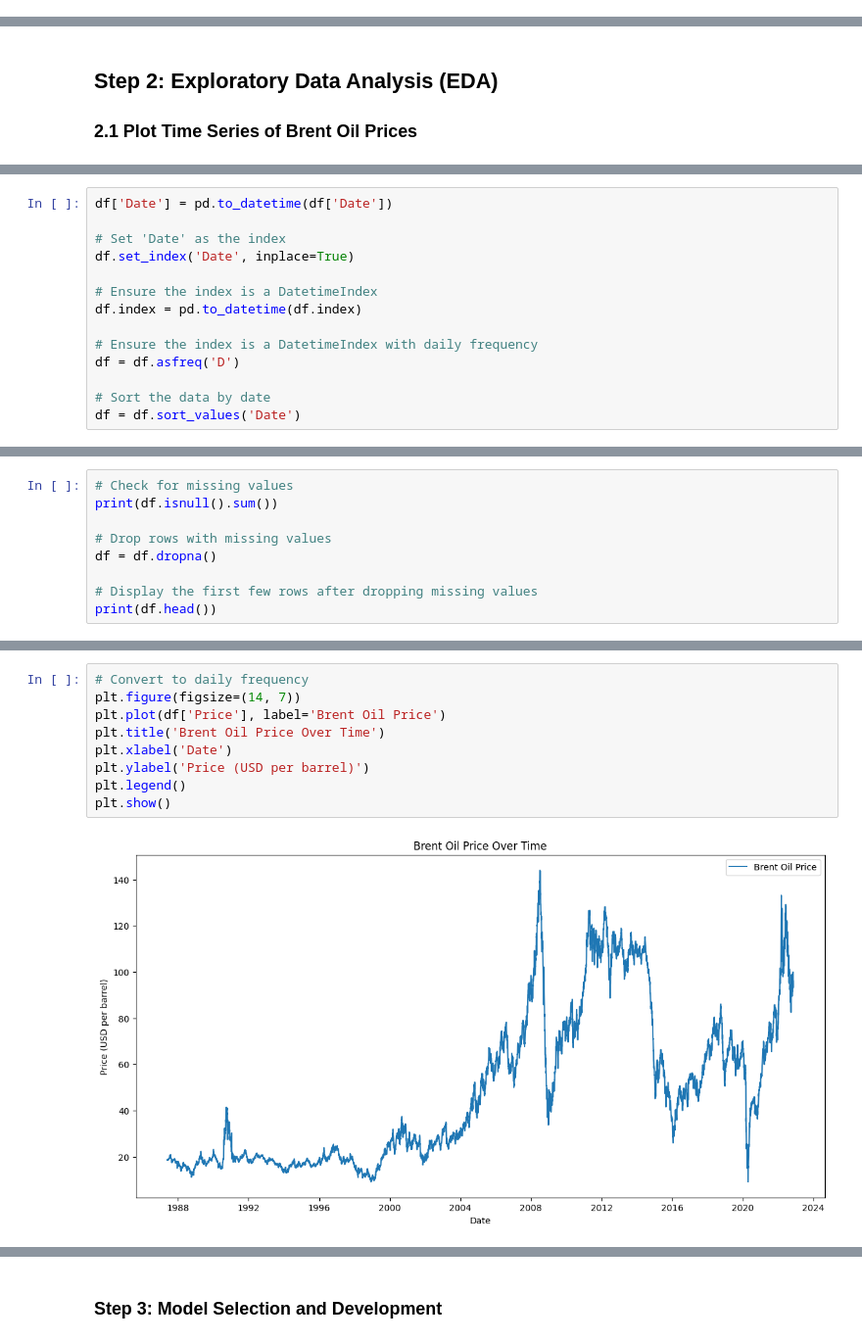
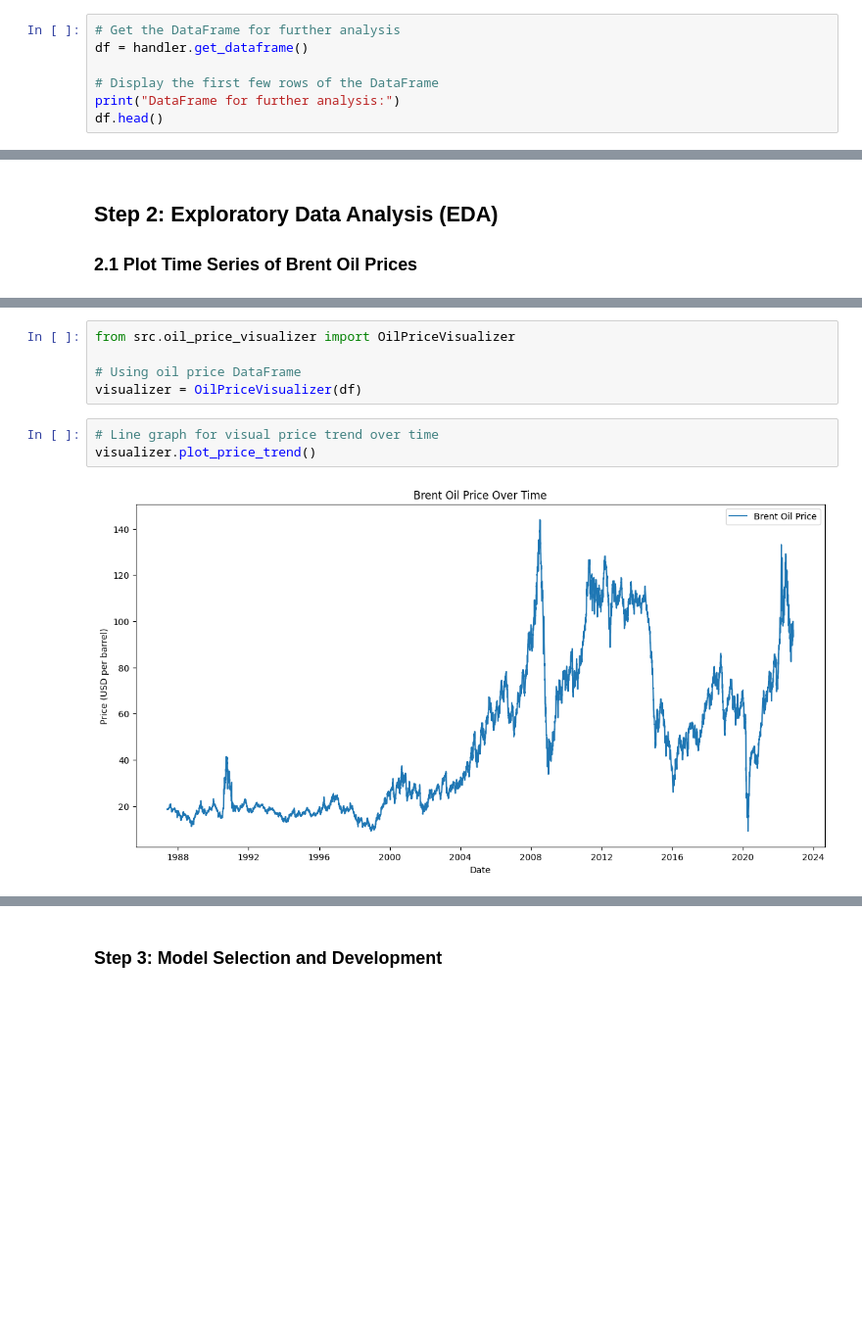
Before and after one commit to ClintonBeyene/BrentOilPrice-EventAnalysis, a Jupyter notebook: notebooks/01-EDA.ipynb, the cells around one changed output, grey strips where cells are left out. Shown at 98% size. Cells and saved outputs as stored; diff of their text form; blank space fills up the shorter version.

```diff
--- a/notebooks/01-EDA.ipynb
+++ b/notebooks/01-EDA.ipynb
@@ -128,0 +75,7 @@ sns.boxplot(x='Price', data=df)
+# %%
+# Get the DataFrame for further analysis
+df = handler.get_dataframe()
+
+# Display the first few rows of the DataFrame
+print("DataFrame for further analysis:")
+df.head()
@@ -134,14 +93,0 @@ sns.boxplot(x='Price', data=df)
-# %%
-df['Date'] = pd.to_datetime(df['Date'])
-
-# Set 'Date' as the index
-df.set_index('Date', inplace=True)
-
-# Ensure the index is a DatetimeIndex
-df.index = pd.to_datetime(df.index)
-
-# Ensure the index is a DatetimeIndex with daily frequency
-df = df.asfreq('D')
-
-# Sort the data by date
-df = df.sort_values('Date')
@@ -150,9 +93,0 @@ Step 2: Check for and Handle Missing Values
-# %%
-# Check for missing values
-print(df.isnull().sum())
-
-# Drop rows with missing values
-df = df.dropna()
-
-# Display the first few rows after dropping missing values
-print(df.head())
@@ -169,11 +94,10 @@ Date
-# %%
-# Convert to daily frequency
-plt.figure(figsize=(14, 7))
-plt.plot(df['Price'], label='Brent Oil Price')
-plt.title('Brent Oil Price Over Time')
-plt.xlabel('Date')
-plt.ylabel('Price (USD per barrel)')
-plt.legend()
-plt.show()
-# %% [output]
-[figure, removed]
+# %%
+from src.oil_price_visualizer import OilPriceVisualizer
+
+# Using oil price DataFrame
+visualizer = OilPriceVisualizer(df)
+# %%
+# Line graph for visual price trend over time
+visualizer.plot_price_trend()
+# %% [output]
+[figure, added]
```
Also changed, not shown: parts of 77 cells of this notebook, 2 other files.
